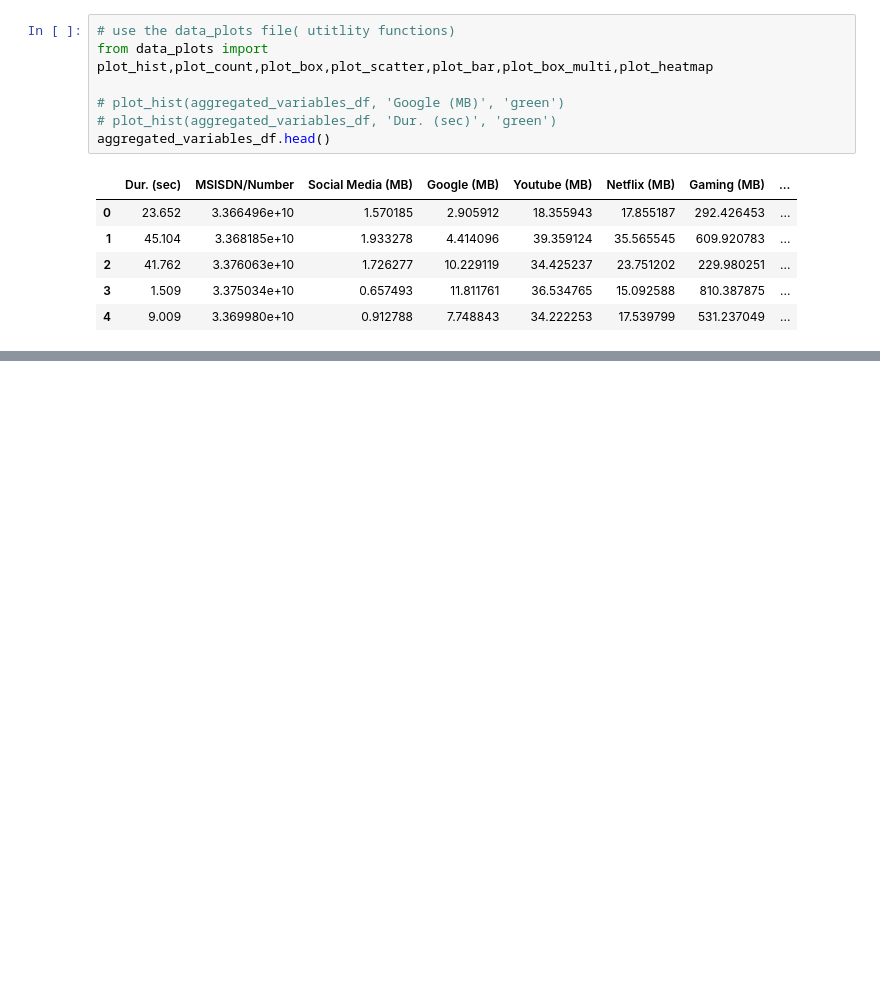
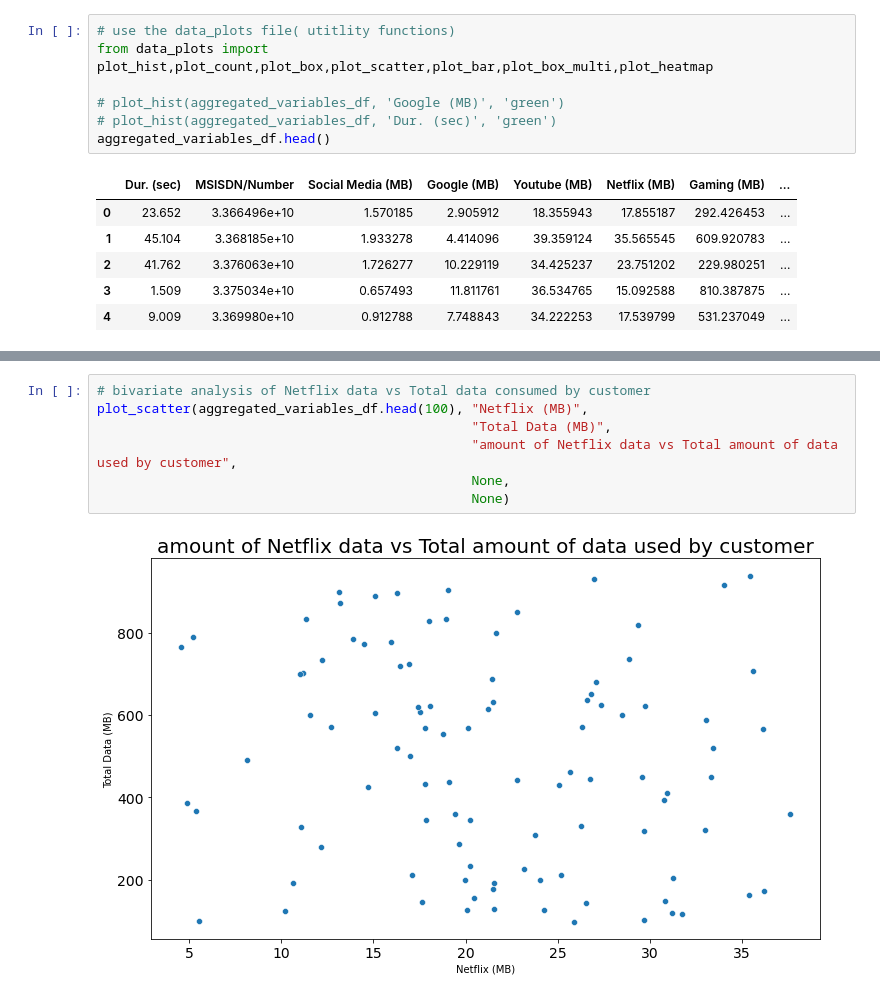
Before and after one commit to YohansSamuel/TeleCom-Data-Analysis, a Jupyter notebook: notebooks/Task-1-User_Overview_Analysis.ipynb, the cells around one changed output, grey strips where cells are left out. Cells and saved outputs as stored; diff of their text form; blank space fills up the shorter version.

```diff
--- a/notebooks/Task-1-User_Overview_Analysis.ipynb
+++ b/notebooks/Task-1-User_Overview_Analysis.ipynb
@@ -304,0 +356,9 @@ plot_hist(aggregated_variables_df, 'Other (MB)', 'purple')
+# %%
+# bivariate analysis of Netflix data vs Total data consumed by customer
+plot_scatter(aggregated_variables_df.head(100), "Netflix (MB)",
+                                                "Total Data (MB)",
+                                                "amount of Netflix data vs Total amount of data used by customer",
+                                                None,
+                                                None)
+# %% [output]
+[figure, added]
```
Also changed, not shown: parts of 17 cells of this notebook.
